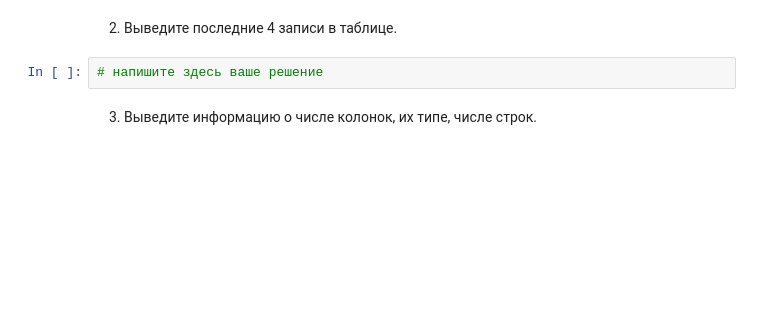
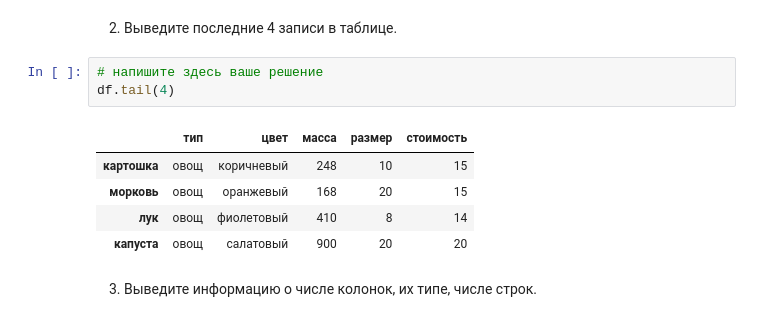
Before and after one commit to BROsandr/IUS, a Jupyter notebook: lab2/Lab2_task.ipynb, the cells around one changed output. Drawn from its saved outputs; the diff is of its cells as text; blank space fills up the shorter version.

```diff
--- a/lab2/Lab2_task.ipynb
+++ b/lab2/Lab2_task.ipynb
@@ -961,6 +993,13 @@ std == 0.30527060662716465,
 2. Выведите последние 4 записи в таблице.
 # %%
 # напишите здесь ваше решение
+df.tail(4)
+# %% [output]
+|  | тип | цвет | масса | размер | стоимость |
+| картошка | овощ | коричневый | 248 | 10 | 15 |
+| морковь | овощ | оранжевый | 168 | 20 | 15 |
+| лук | овощ | фиолетовый | 410 | 8 | 14 |
+| капуста | овощ | салатовый | 900 | 20 | 20 |
 # %% [markdown]
 3. Выведите информацию о числе колонок, их типе, числе строк.
 # %%
```
Also changed, not shown: parts of 16 cells of this notebook.
